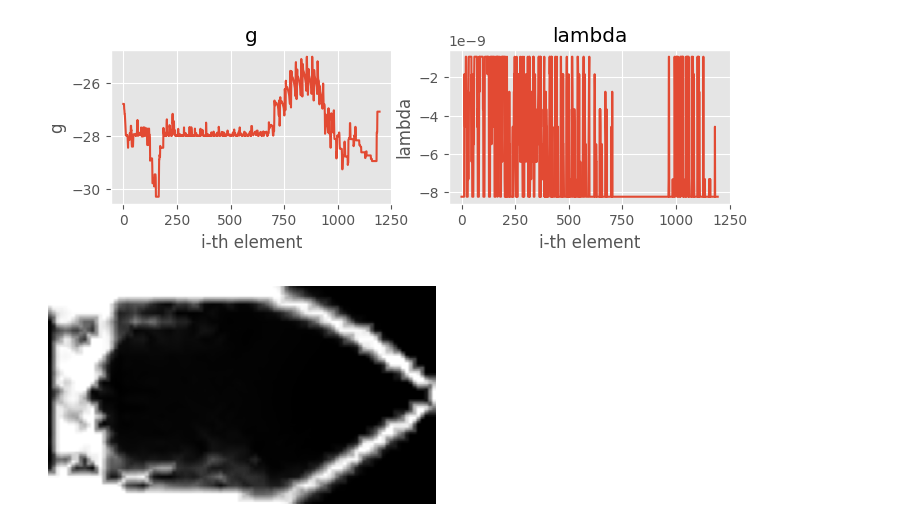
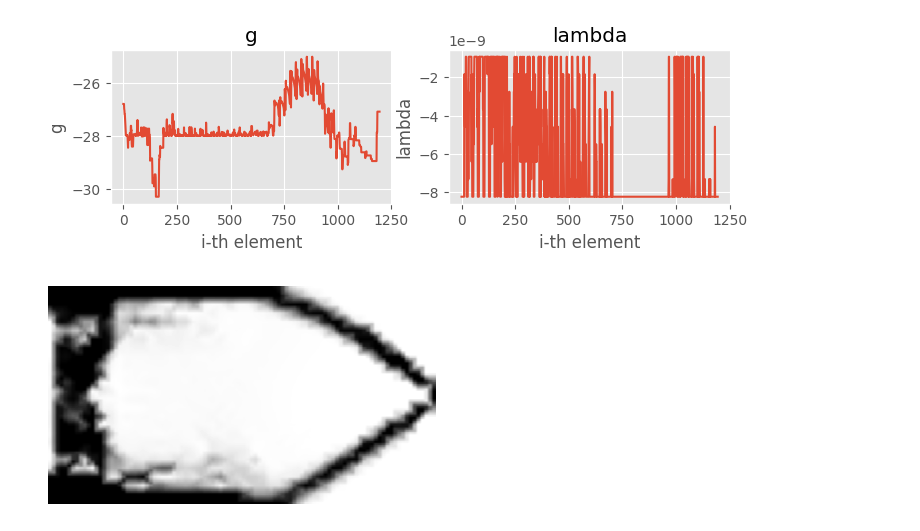
Before and after one commit to shohei/SIMP-method-topology, a Jupyter notebook: SIMP_gen6.ipynb, the cells around one changed output. Saved outputs shown, nothing was run; the diff lists cells and outputs as text; code cells hidden in the pictures.

```diff
--- a/SIMP_gen6.ipynb
+++ b/SIMP_gen6.ipynb
@@ -247,15 +247,15 @@ Text(0, 0.5, 'lambda')
 # %%
 Ei = (rhos**n) * E0
 [X,Y] = np.meshgrid(np.linspace(min(cxs),max(cxs),100),np.linspace(min(cys),max(cys),100))
 points = np.concatenate((cxs[:, np.newaxis] , cys[:, np.newaxis]), axis=1)
-Z = griddata(points,Ei,(X,Y))
+Z = griddata(points,-Ei,(X,Y))
 plt.rcParams['figure.figsize'] = [5, 5]
 fig, ax = plt.subplots()
 plt.axis('off')
 img = ax.imshow(Z, extent=[min(cxs), max(cxs), min(cys), max(cys)])
 img.set_cmap('gray')
 # %% [output]
-[figure, old version]
+[figure, new version]
 # %%
 # マテリアルの情報を更新する
 mat_base = my_dict['liml8']['mat'].copy()
```
Also changed, not shown: 10 other files.
